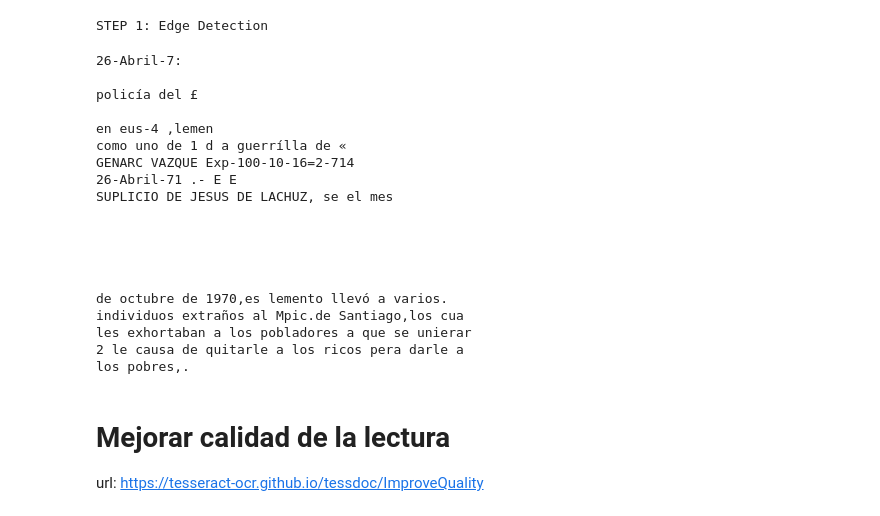
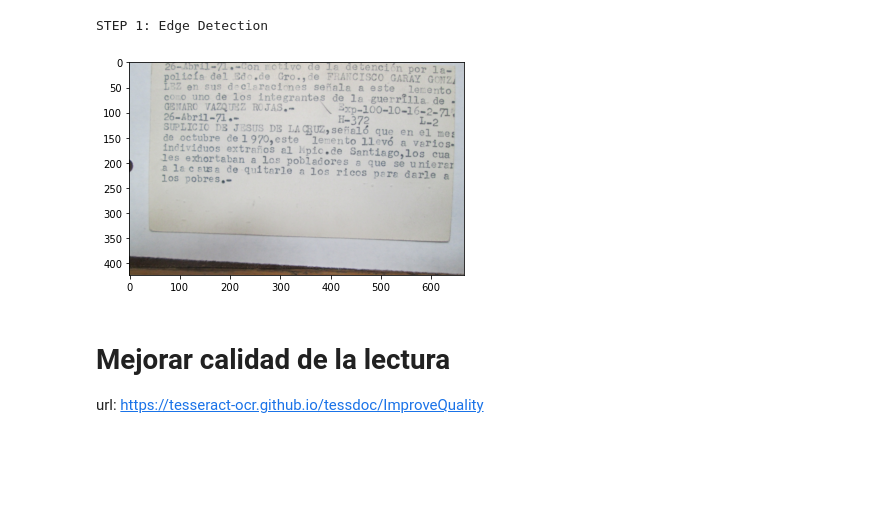
Before and after one commit to datadogmx/archivos_represion_ml, a Jupyter notebook: tratamiento_archivos.ipynb, the cells around one changed output. Drawn from its saved outputs; the diff is of its cells as text; code cells hidden in the pictures; blank space fills up the shorter version.

```diff
--- a/tratamiento_archivos.ipynb
+++ b/tratamiento_archivos.ipynb
@@ -84,33 +88,17 @@ cv2.imshow("Image", image)
 cv2.imshow("cropped", crop_img)
 cv2.waitKey(0)
 cv2.destroyAllWindows()
+# %%
+show_img(crop_img)
+# %% [output]
+[figure, added]
 # %%
 # https://www.pyimagesearch.com/2018/09/17/opencv-ocr-and-text-recognition-with-tesseract/
 # https://ai-facets.org/tesseract-ocr-best-practices/
 import pytesseract
-config = ("-l spa")
-text = pytesseract.image_to_string(image, config=config)
+config = ("-l spa -load_system_dawg false -load_freq_dawg false ")
+text = pytesseract.image_to_string(crop_img, config=config)
 print(text)
-# %% [output]
-26-Abril-7:
-
-policía del £
-
-en eus-4 ,lemen
-como uno de 1 d a guerrílla de «
-GENARC VAZQUE Exp-100-10-16=2-714
-26-Abril-71 .- E E
-SUPLICIO DE JESUS DE LACHUZ, se el mes
-
-
-
-
-
-de octubre de 1970,es lemento llevó a varios.
-individuos extraños al Mpic.de Santiago,los cua
-les exhortaban a los pobladores a que se unierar
-2 le causa de quitarle a los ricos pera darle a
-los pobres,.
 # %% [markdown]
 # Mejorar calidad de la lectura
 url: https://tesseract-ocr.github.io/tessdoc/ImproveQuality
```
Also changed, not shown: parts of 8 cells of this notebook, 6 other files.
